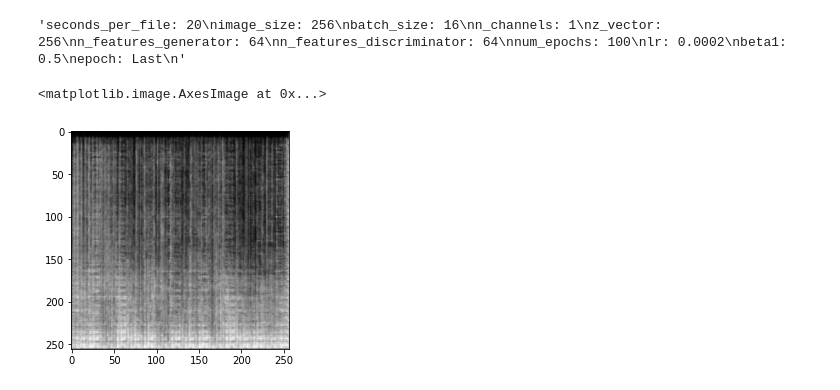
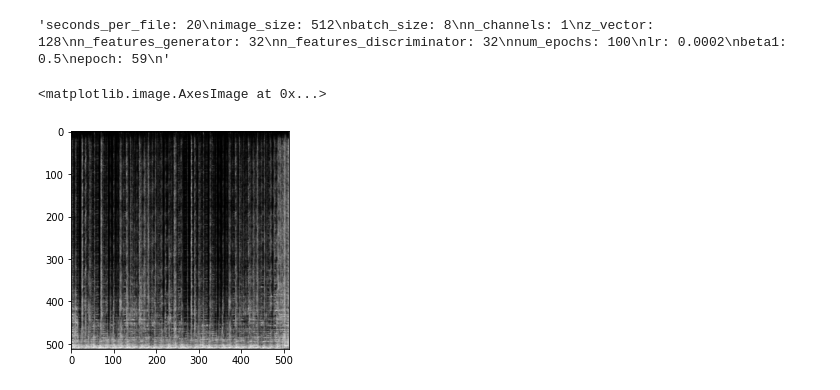
Before and after one commit to IguanaAzul/SpectroGAN, a Jupyter notebook: UseGAN.ipynb, the cells around one changed output. Saved outputs shown, nothing was run; the diff lists cells and outputs as text; code cells hidden in the pictures.

```diff
--- a/UseGAN.ipynb
+++ b/UseGAN.ipynb
@@ -8,7 +8,7 @@ import matplotlib.pyplot as plt
 
 device = torch.device("cuda:0" if (torch.cuda.is_available()) else "cpu")
 # %%
-model_path = "./models/model_1/"
+model_path = "./models/model_512/model_59/"
 # %%
 generator = torch.load(model_path + "generator.pth")
 discriminator = torch.load(model_path + "discriminator.pth")
@@ -21,13 +21,13 @@ with open(model_path + "model_info.txt") as f:
 # %%
 model_info
 # %% [output]
-'seconds_per_file: 20\nimage_size: 256\nbatch_size: 16\nn_channels: 1\nz_vector: 256\nn_features_generator: 64\nn_features_discriminator: 64\nnum_epochs: 100\nlr: 0.0002\nbeta1: 0.5\nepoch: Last\n'
+'seconds_per_file: 20\nimage_size: 512\nbatch_size: 8\nn_channels: 1\nz_vector: 128\nn_features_generator: 32\nn_features_discriminator: 32\nnum_epochs: 100\nlr: 0.0002\nbeta1: 0.5\nepoch: 59\n'
 # %%
-fixed_noise = torch.randn(64, 256, 1, 1, device=device)
+fixed_noise = torch.randn(100, 128, 1, 1, device=device)
 fake = generator(fixed_noise).detach().cpu()
-plt.imshow(fake[0].reshape(256, 256), cmap='gray')
+plt.imshow(fake[0].reshape(512, 512), cmap='gray')
 # %% [output]
 <matplotlib.image.AxesImage at 0x...>
-[figure, old version]
+[figure, new version]
 # %%
 nome_das_saidas = "teste"
```
Also changed, not shown: parts of 2 cells of this notebook, 2 other files.
